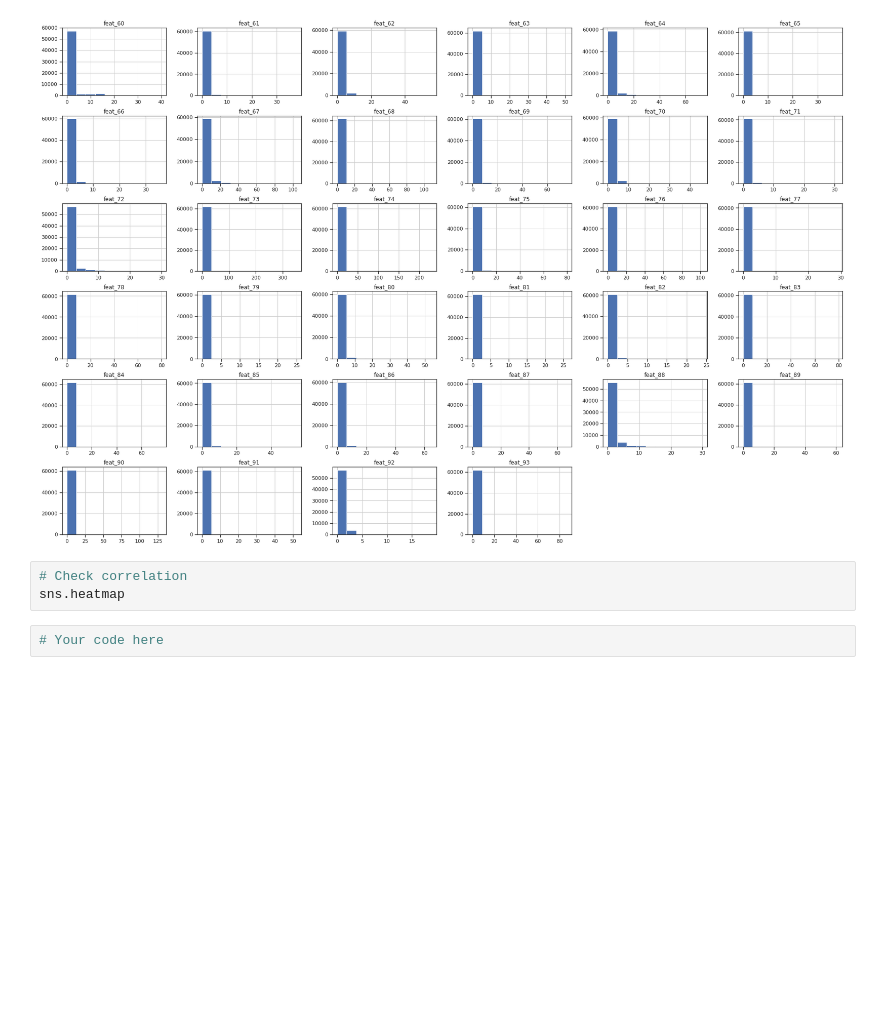
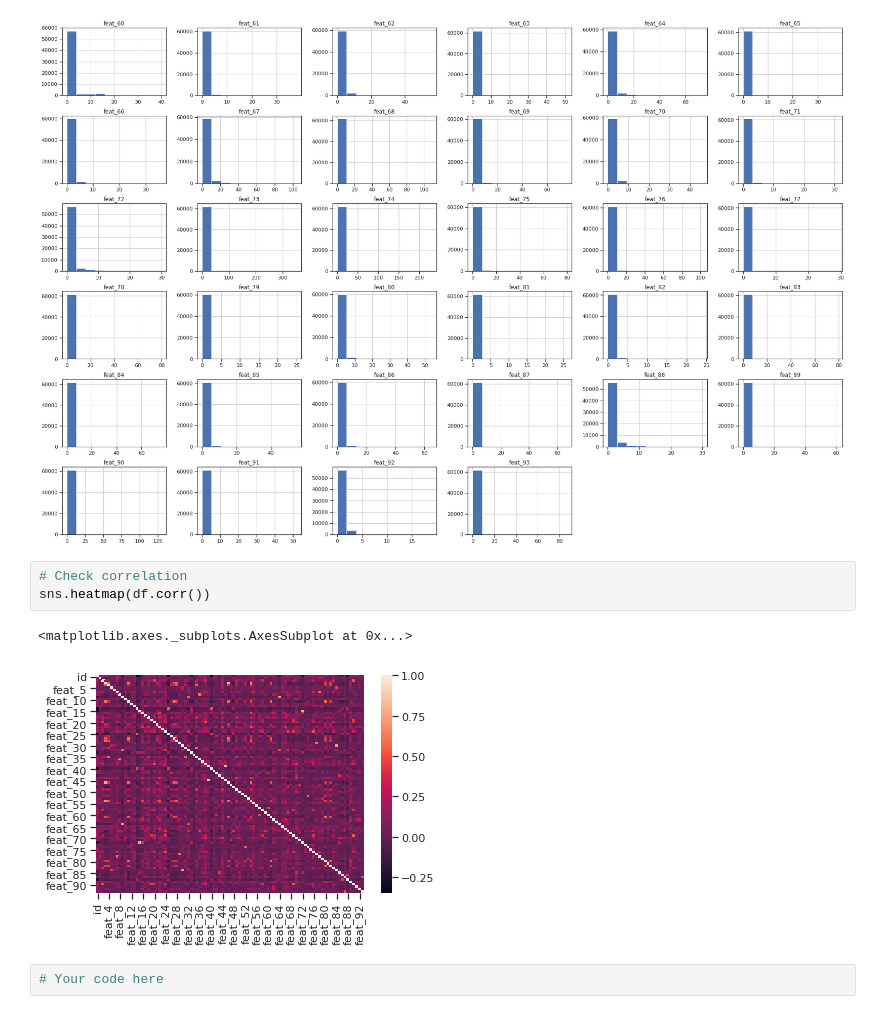
Before and after one commit to fleralle/dsc-pipelines-lab-houston-ds-042219, a Jupyter notebook: index.ipynb, the cells around one changed output. Drawn from its saved outputs; the diff is of its cells as text; blank space fills up the shorter version.

```diff
--- a/index.ipynb
+++ b/index.ipynb
@@ -136,7 +136,10 @@ feat.hist(figsize=(30,20));
 [figure]
 # %%
 # Check correlation
-sns.heatmap
+sns.heatmap(df.corr())
+# %% [output]
+<matplotlib.axes._subplots.AxesSubplot at 0x...>
+[figure, added]
 # %%
 # Your code here
 # %%
```
